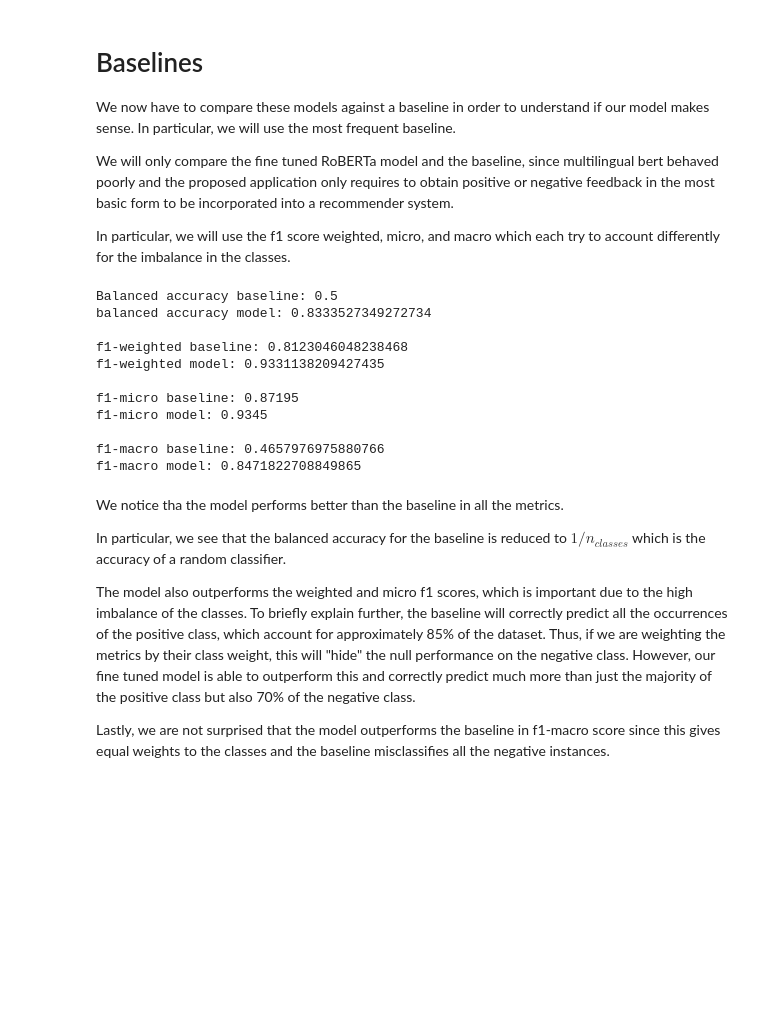
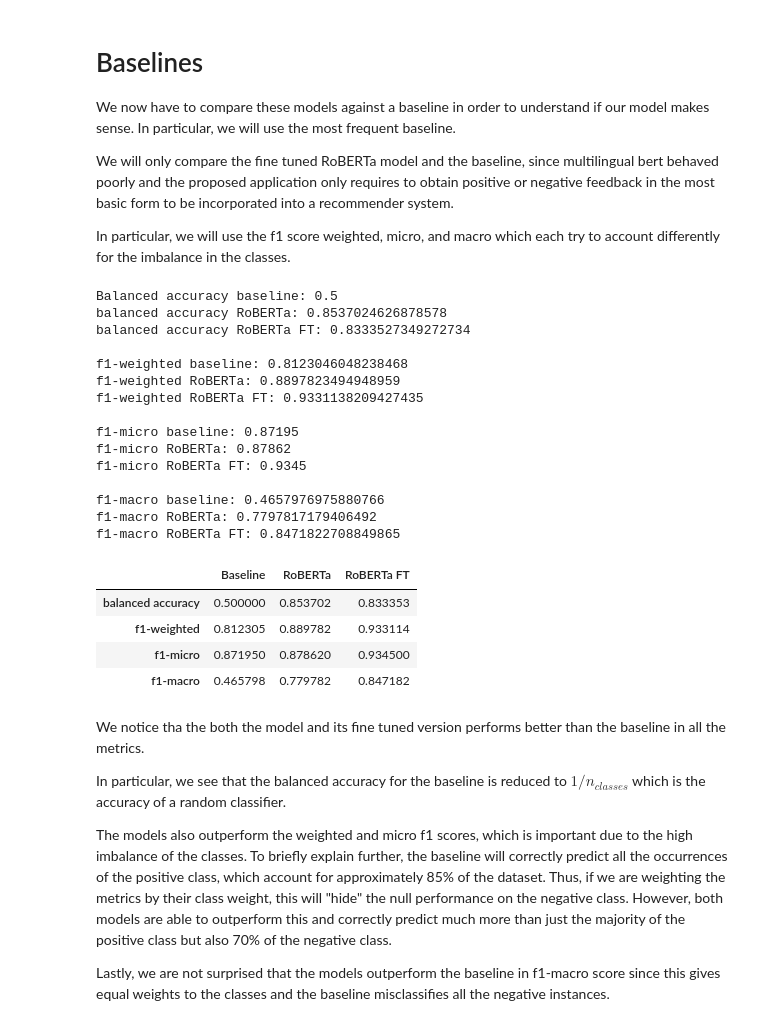
Before and after one commit to theabm/NLPFinalProject, a Jupyter notebook: NLPFinalProject.ipynb, the cells around one changed output. Cells and saved outputs as stored; diff of their text form; code cells hidden in the pictures; blank space fills up the shorter version.

```diff
--- a/NLPFinalProject.ipynb
+++ b/NLPFinalProject.ipynb
@@ -1051,31 +1051,54 @@ In particular, we will use the f1 score weighted, micro, and macro which each tr
 predicted_most_frequent = np.ones(len(predicted))
 
 balanced_acc_baseline = balanced_accuracy_score(predicted["trueLabels"], predicted_most_frequent)
-balanced_acc_roberta = balanced_accuracy_score(predicted["trueLabels"], predicted["predictedLabels"])
+balanced_acc_roberta = balanced_accuracy_score(df_reviews_english["class"], df_reviews_english["predicted_rating_RoBERTa"])
+balanced_acc_roberta_ft = balanced_accuracy_score(predicted["trueLabels"], predicted["predictedLabels"])
 
 f1_weighted_baseline = f1_score(predicted["trueLabels"], predicted_most_frequent, average = "weighted")
-f1_weighted_roberta = f1_score(predicted["trueLabels"], predicted["predictedLabels"], average = "weighted")
+f1_weighted_roberta = f1_score(df_reviews_english["class"], df_reviews_english["predicted_rating_RoBERTa"], average = "weighted")
+f1_weighted_roberta_ft = f1_score(predicted["trueLabels"], predicted["predictedLabels"], average = "weighted")
 
 f1_micro_baseline = f1_score(predicted["trueLabels"], predicted_most_frequent, average = "micro")
-f1_micro_roberta = f1_score(predicted["trueLabels"], predicted["predictedLabels"], average = "micro")
+f1_micro_roberta = f1_score(df_reviews_english["class"], df_reviews_english["predicted_rating_RoBERTa"], average = "micro")
+f1_micro_roberta_ft = f1_score(predicted["trueLabels"], predicted["predictedLabels"], average = "micro")
 
 f1_macro_baseline = f1_score(predicted["trueLabels"], predicted_most_frequent, average = "macro")
-f1_macro_roberta = f1_score(predicted["trueLabels"], predicted["predictedLabels"], average = "macro")
+f1_macro_roberta = f1_score(df_reviews_english["class"], df_reviews_english["predicted_rating_RoBERTa"], average = "macro")
+f1_macro_roberta_ft = f1_score(predicted["trueLabels"], predicted["predictedLabels"], average = "macro")
 
 
-print(f"Balanced accuracy baseline: {balanced_acc_baseline}\nbalanced accuracy model: {balanced_acc_roberta}\n")
-print(f"f1-weighted baseline: {f1_weighted_baseline}\nf1-weighted model: {f1_weighted_roberta}\n")
-print(f"f1-micro baseline: {f1_micro_baseline}\nf1-micro model: {f1_micro_roberta}\n")
-print(f"f1-macro baseline: {f1_macro_baseline}\nf1-macro model: {f1_macro_roberta}\n")
+print(f"Balanced accuracy baseline: {balanced_acc_baseline}\nbalanced accuracy RoBERTa: {balanced_acc_roberta}\nbalanced accuracy RoBERTa FT: {balanced_acc_roberta_ft}\n")
+print(f"f1-weighted baseline: {f1_weighted_baseline}\nf1-weighted RoBERTa: {f1_weighted_roberta}\nf1-weighted RoBERTa FT: {f1_weighted_roberta_ft}\n")
+print(f"f1-micro baseline: {f1_micro_baseline}\nf1-micro RoBERTa: {f1_micro_roberta}\nf1-micro RoBERTa FT: {f1_micro_roberta_ft}\n")
+print(f"f1-macro baseline: {f1_macro_baseline}\nf1-macro RoBERTa: {f1_macro_roberta}\nf1-macro RoBERTa FT: {f1_macro_roberta_ft}\n")
 # %% [output]
 Balanced accuracy baseline: 0.5
-balanced accuracy model: 0.8333527349272734
+balanced accuracy RoBERTa: 0.8537024626878578
+balanced accuracy RoBERTa FT: 0.8333527349272734
 
 f1-weighted baseline: 0.8123046048238468
-f1-weighted model: 0.9331138209427435
+f1-weighted RoBERTa: 0.8897823494948959
+f1-weighted RoBERTa FT: 0.9331138209427435
 
 f1-micro baseline: 0.87195
-f1-micro model: 0.9345
+f1-micro RoBERTa: 0.87862
+f1-micro RoBERTa FT: 0.9345
 
 f1-macro baseline: 0.4657976975880766
-f1-macro model: 0.8471822708849865
+f1-macro RoBERTa: 0.7797817179406492
+f1-macro RoBERTa FT: 0.8471822708849865
+# %%
+metrics = {
+    "balanced accuracy": [0.5, 0.8537024626878578, 0.8333527349272734],
+    "f1-weighted": [0.8123046048238468, 0.8897823494948959, 0.9331138209427435],
+    "f1-micro": [0.87195, 0.87862, 0.9345],
+    "f1-macro": [0.4657976975880766, 0.7797817179406492, 0.8471822708849865]
+}
+metrics = pd.DataFrame(metrics, index = ["Baseline", "RoBERTa", "RoBERTa FT"]).transpose()
+metrics
+# %% [output]
+|  | Baseline | RoBERTa | RoBERTa FT |
+| balanced accuracy | 0.500000 | 0.853702 | 0.833353 |
+| f1-weighted | 0.812305 | 0.889782 | 0.933114 |
+| f1-micro | 0.871950 | 0.878620 | 0.934500 |
+| f1-macro | 0.465798 | 0.779782 | 0.847182 |
@@ -1082,8 +1125,8 @@ f1-macro model: 0.8471822708849865
 # %% [markdown]
-We notice tha the model performs better than the baseline in all the metrics.
+We notice tha the both the model and its fine tuned version performs better than the baseline in all the metrics.
 
 In particular, we see that the balanced accuracy for the baseline is reduced to $1/n_{classes}$ which is the accuracy of a random classifier.
 
-The model also outperforms the weighted and micro f1 scores, which is important due to the high imbalance of the classes. To briefly explain further, the baseline will correctly predict all the occurrences of the positive class, which account for approximately 85% of the dataset. Thus, if we are weighting the metrics by their class weight, this will "hide" the null performance on the negative class. However, our fine tuned model is able to outperform this and correctly predict much more than just the majority of the positive class but also 70% of the negative class.
+The models also outperform the weighted and micro f1 scores, which is important due to the high imbalance of the classes. To briefly explain further, the baseline will correctly predict all the occurrences of the positive class, which account for approximately 85% of the dataset. Thus, if we are weighting the metrics by their class weight, this will "hide" the null performance on the negative class. However, both models are able to outperform this and correctly predict much more than just the majority of the positive class but also 70% of the negative class.
 
-Lastly, we are not surprised that the model outperforms the baseline in f1-macro score since this gives equal weights to the classes and the baseline misclassifies all the negative instances.
+Lastly, we are not surprised that the models outperform the baseline in f1-macro score since this gives equal weights to the classes and the baseline misclassifies all the negative instances.
```
Also changed, not shown: parts of 1 cell of this notebook, 1 other file.
